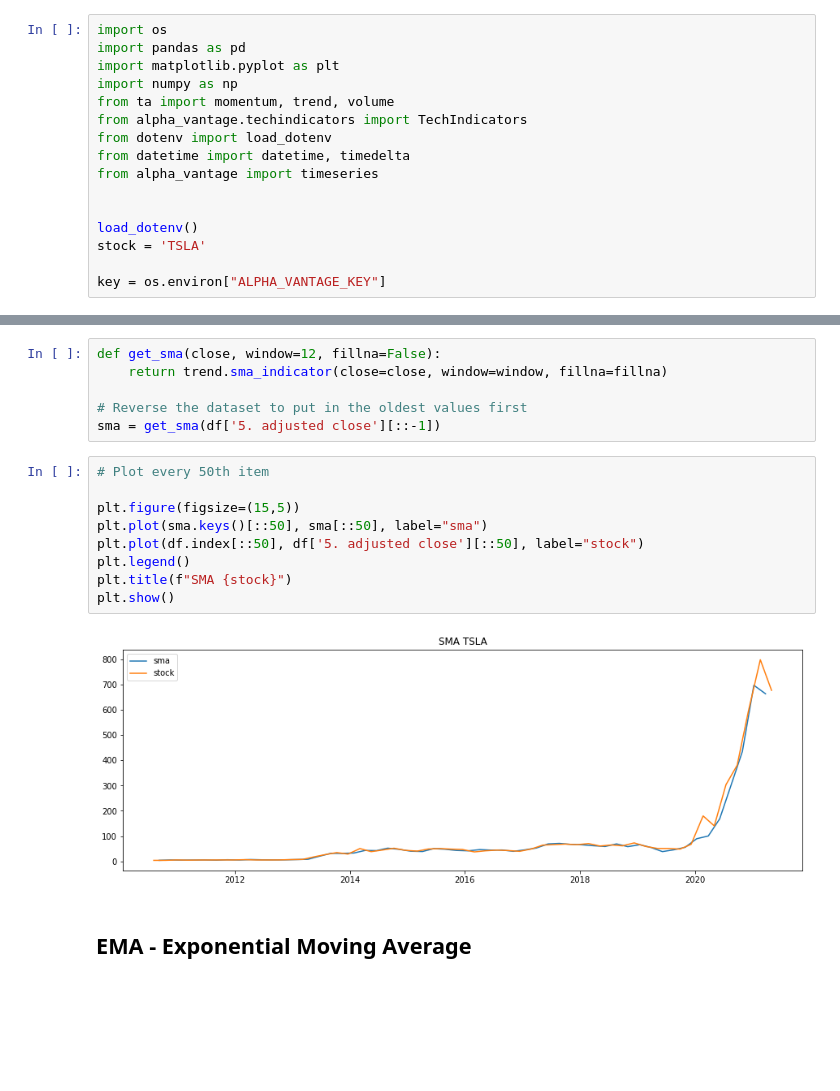
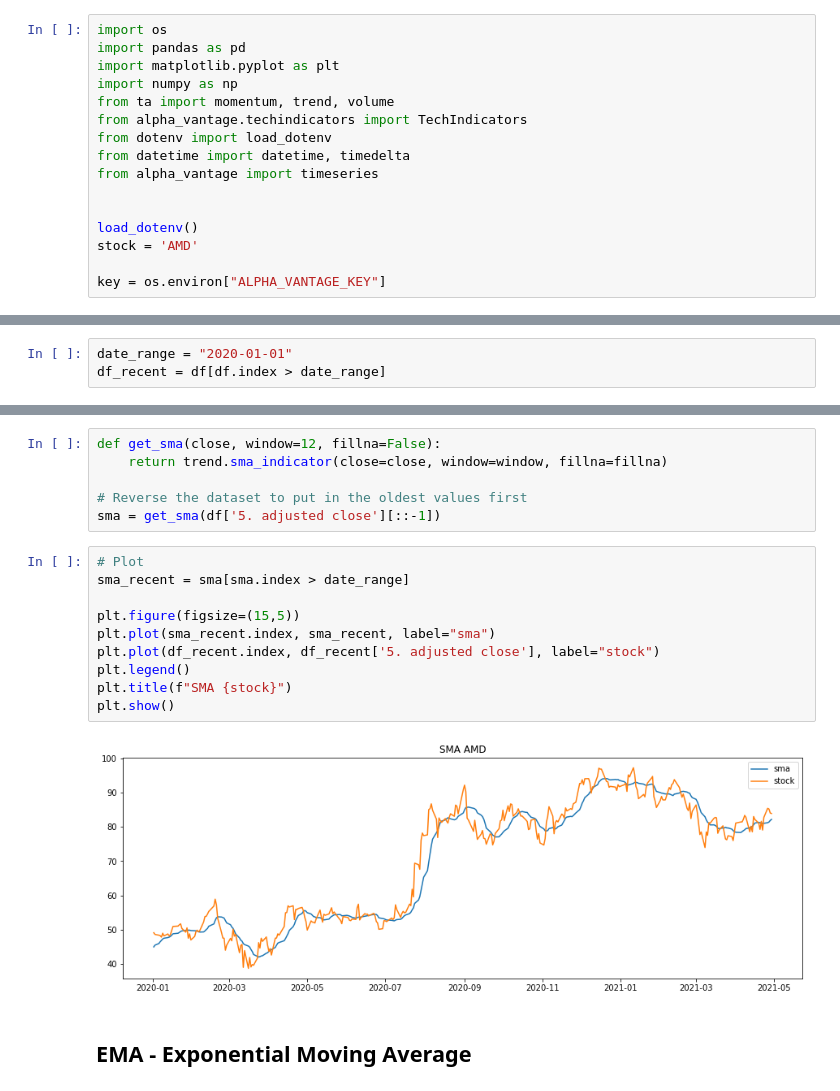
Before and after one commit to aitabot/technical_indicator_playground, a Jupyter notebook: ta.ipynb, the cells around one changed output, grey strips where cells are left out. Cells and saved outputs as stored; diff of their text form; blank space fills up the shorter version.

```diff
--- a/ta.ipynb
+++ b/ta.ipynb
@@ -13,7 +13,7 @@ from alpha_vantage import timeseries
 
 
 load_dotenv()
-stock = 'TSLA'
+stock = 'AMD'
 
 key = os.environ["ALPHA_VANTAGE_KEY"]
 # %% [markdown]
@@ -30,6 +30,9 @@ except Exception:
     ts = timeseries.TimeSeries(key=key, output_format="pandas")
     df, _ = ts.get_daily_adjusted(symbol=stock, outputsize="full")
     df.to_csv(f"{stock}.csv")
+# %%
+date_range = "2020-01-01"
+df_recent = df[df.index > date_range]
 # %% [markdown]
 ## SMA - Simple Moving Average
 # %%
@@ -39,16 +42,17 @@ def get_sma(close, window=12, fillna=False):
 # Reverse the dataset to put in the oldest values first
 sma = get_sma(df['5. adjusted close'][::-1])
 # %%
-# Plot every 50th item
+# Plot
+sma_recent = sma[sma.index > date_range]
 
 plt.figure(figsize=(15,5))
-plt.plot(sma.keys()[::50], sma[::50], label="sma")
-plt.plot(df.index[::50], df['5. adjusted close'][::50], label="stock")
+plt.plot(sma_recent.index, sma_recent, label="sma")
+plt.plot(df_recent.index, df_recent['5. adjusted close'], label="stock")
 plt.legend()
 plt.title(f"SMA {stock}")
 plt.show()
 # %% [output]
-[figure, old version]
+[figure, new version]
 # %% [markdown]
 ## EMA - Exponential Moving Average
 # %%
```
Also changed, not shown: parts of 11 cells of this notebook.
